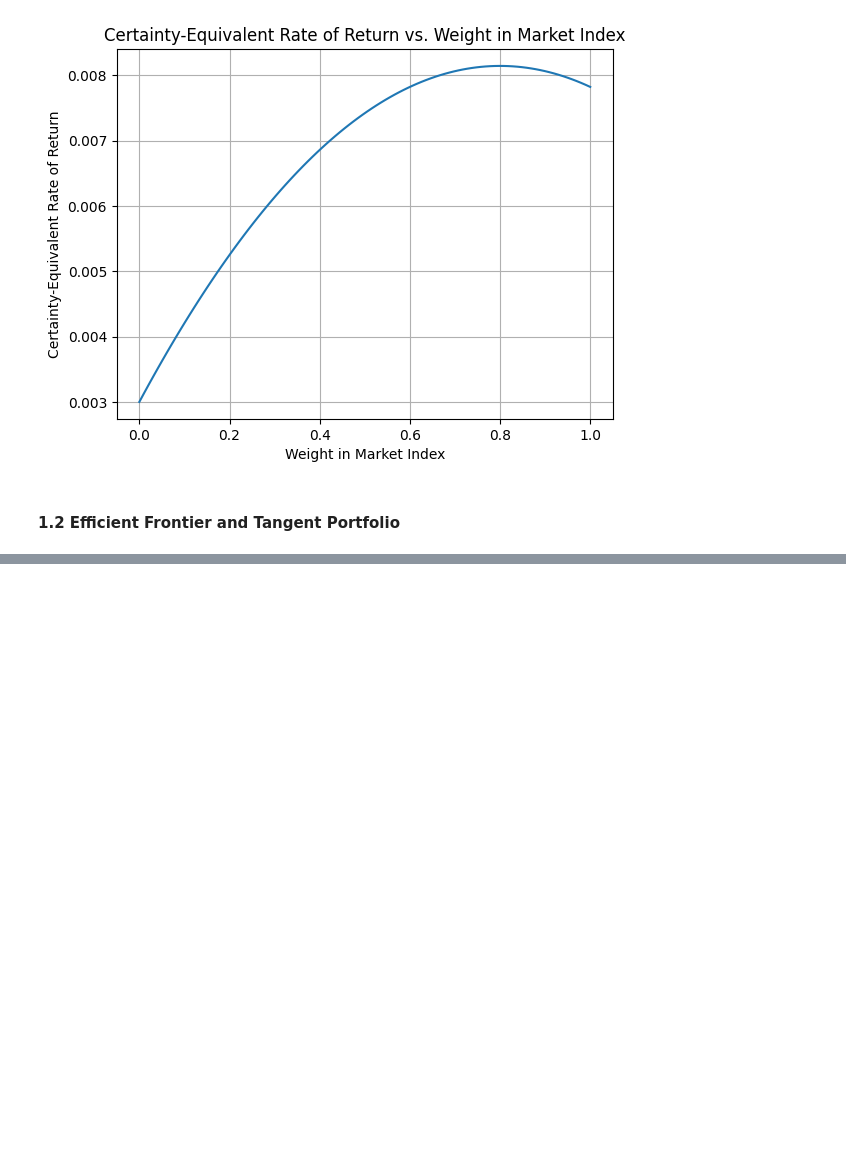
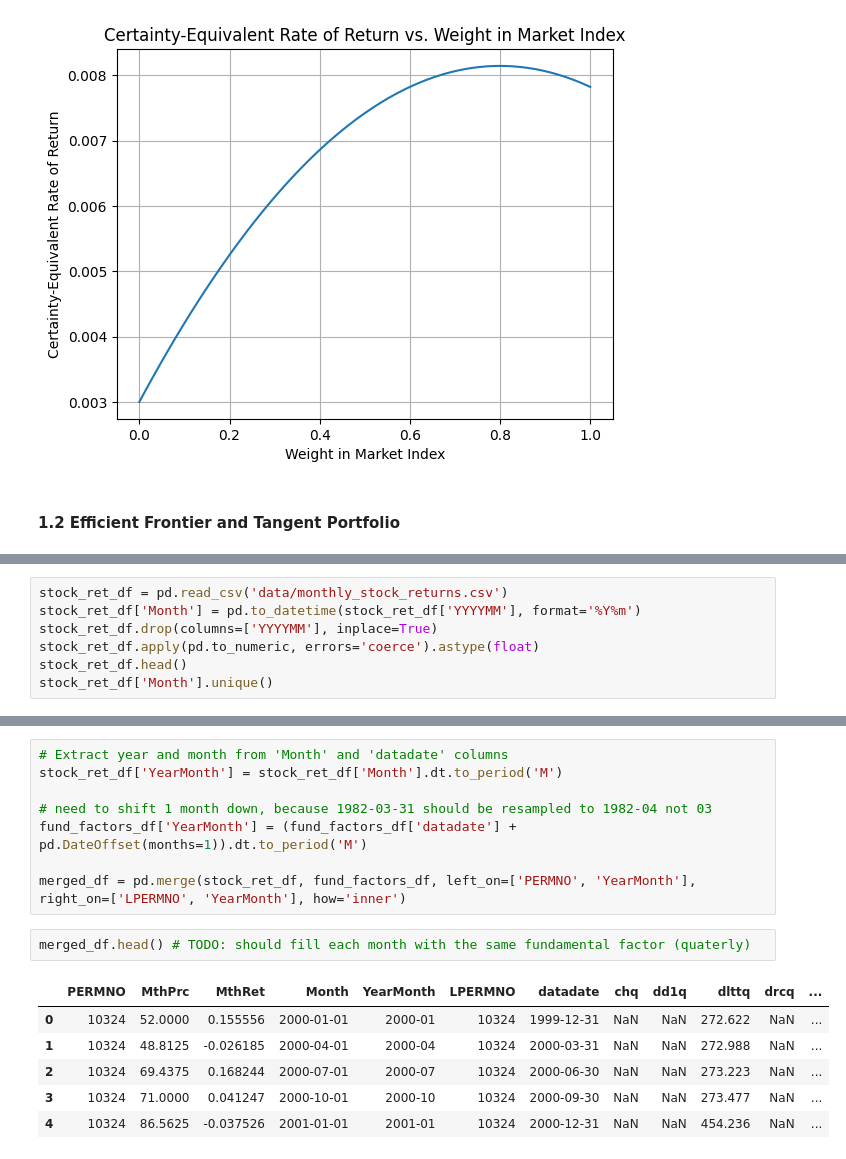
Before and after one commit to yeyechen/HKU-MFIN7034-ML, a Jupyter notebook: coursework_2.ipynb, the cells around one changed output, grey strips where cells are left out. Cells and saved outputs as stored; diff of their text form; blank space fills up the shorter version.

```diff
--- a/coursework_2.ipynb
+++ b/coursework_2.ipynb
@@ -146,0 +222,7 @@ Small-cap value: -0.80
+# %%
+stock_ret_df = pd.read_csv('data/monthly_stock_returns.csv')
+stock_ret_df['Month'] = pd.to_datetime(stock_ret_df['YYYYMM'], format='%Y%m')
+stock_ret_df.drop(columns=['YYYYMM'], inplace=True)
+stock_ret_df.apply(pd.to_numeric, errors='coerce').astype(float)
+stock_ret_df.head()
+stock_ret_df['Month'].unique()
@@ -146,0 +241,17 @@ Small-cap value: -0.80
+# %%
+# Extract year and month from 'Month' and 'datadate' columns
+stock_ret_df['YearMonth'] = stock_ret_df['Month'].dt.to_period('M')
+
+# need to shift 1 month down, because 1982-03-31 should be resampled to 1982-04 not 03
+fund_factors_df['YearMonth'] = (fund_factors_df['datadate'] + pd.DateOffset(months=1)).dt.to_period('M')
+
+merged_df = pd.merge(stock_ret_df, fund_factors_df, left_on=['PERMNO', 'YearMonth'], right_on=['LPERMNO', 'YearMonth'], how='inner')
+# %%
+merged_df.head() # TODO: should fill each month with the same fundamental factor (quaterly)
+# %% [output]
+|  | PERMNO | MthPrc | MthRet | Month | YearMonth | LPERMNO | datadate | chq | dd1q | dlttq | drcq | ... |
+| 0 | 10324 | 52.0000 | 0.155556 | 2000-01-01 | 2000-01 | 10324 | 1999-12-31 | NaN | NaN | 272.622 | NaN | ... |
+| 1 | 10324 | 48.8125 | -0.026185 | 2000-04-01 | 2000-04 | 10324 | 2000-03-31 | NaN | NaN | 272.988 | NaN | ... |
+| 2 | 10324 | 69.4375 | 0.168244 | 2000-07-01 | 2000-07 | 10324 | 2000-06-30 | NaN | NaN | 273.223 | NaN | ... |
+| 3 | 10324 | 71.0000 | 0.041247 | 2000-10-01 | 2000-10 | 10324 | 2000-09-30 | NaN | NaN | 273.477 | NaN | ... |
+| 4 | 10324 | 86.5625 | -0.037526 | 2001-01-01 | 2001-01 | 10324 | 2000-12-31 | NaN | NaN | 454.236 | NaN | ... |
```
Also changed, not shown: parts of 9 cells of this notebook, 2 other files.
